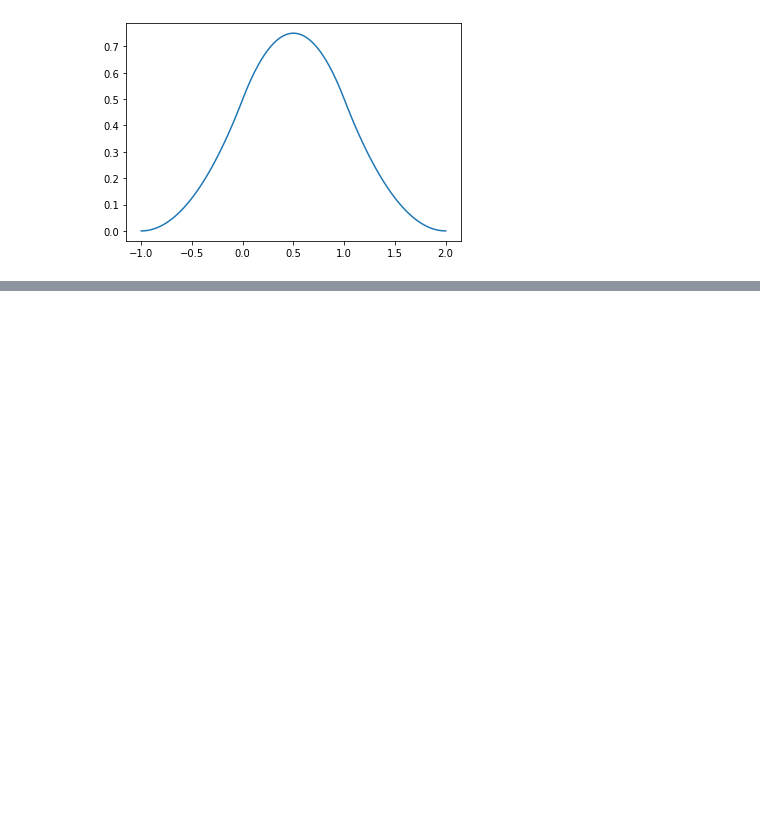
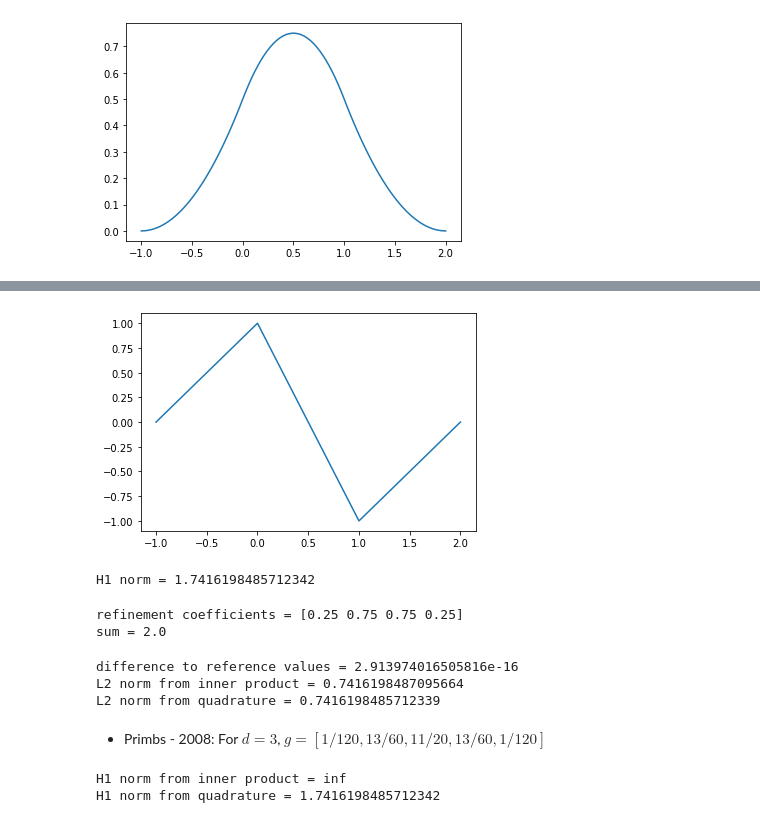
Before and after one commit to gninr/wavelets, a Jupyter notebook: wavelet1d.ipynb, the cells around one changed output, grey strips where cells are left out. Cells and saved outputs as stored; diff of their text form; code cells hidden in the pictures; blank space fills up the shorter version.

Commit message:
L2 inner product

```diff
--- a/wavelet1d.ipynb
+++ b/wavelet1d.ipynb
@@ -16,0 +39,36 @@ L2 norm = 0.5499999997948198
+# %%
+# first order derivative
+sf.plot(nu=1)
+
+sf_deriv = sf.derivative()
+h1_norm = np.sqrt(quad(lambda x: sf_deriv(x)**2, sf.l1, sf.l2)[0]) + l2_norm
+print("H1 norm =", h1_norm)
+# %% [output]
+[figure, added]
+H1 norm = 1.7416198485712342
+# %%
+a = sf.refinement_coeffs()
+print("refinement coefficients =", a)
+print("sum =", np.sum(a))
+# %% [output]
+refinement coefficients = [0.25 0.75 0.75 0.25]
+sum = 2.0
+# %%
+g = ScalingFunction(3).inner_product()
+g_ref = np.array([1/120, 13/60, 11/20, 13/60, 1/120])
+print("difference to reference values =", np.linalg.norm(g - g_ref))
+print("L2 norm from inner product =", np.sqrt(g[d-1]))
+print("L2 norm from quadrature =", l2_norm)
+# %% [output]
+difference to reference values = 2.913974016505816e-16
+L2 norm from inner product = 0.7416198487095664
+L2 norm from quadrature = 0.7416198485712339
+# %% [markdown]
+- Primbs - 2008: For $d=3$, $g = [1/120, 13/60, 11/20, 13/60, 1/120]$
+# %%
+h = sf.inner_product(nu=1)
+print("H1 norm from inner product =", np.sqrt(h[d-1] + g[d-1]))
+print("H1 norm from quadrature =", h1_norm)
+# %% [output]
+H1 norm from inner product = inf
+H1 norm from quadrature = 1.7416198485712342
```
Also changed, not shown: parts of 6 cells of this notebook, 1 other file.
